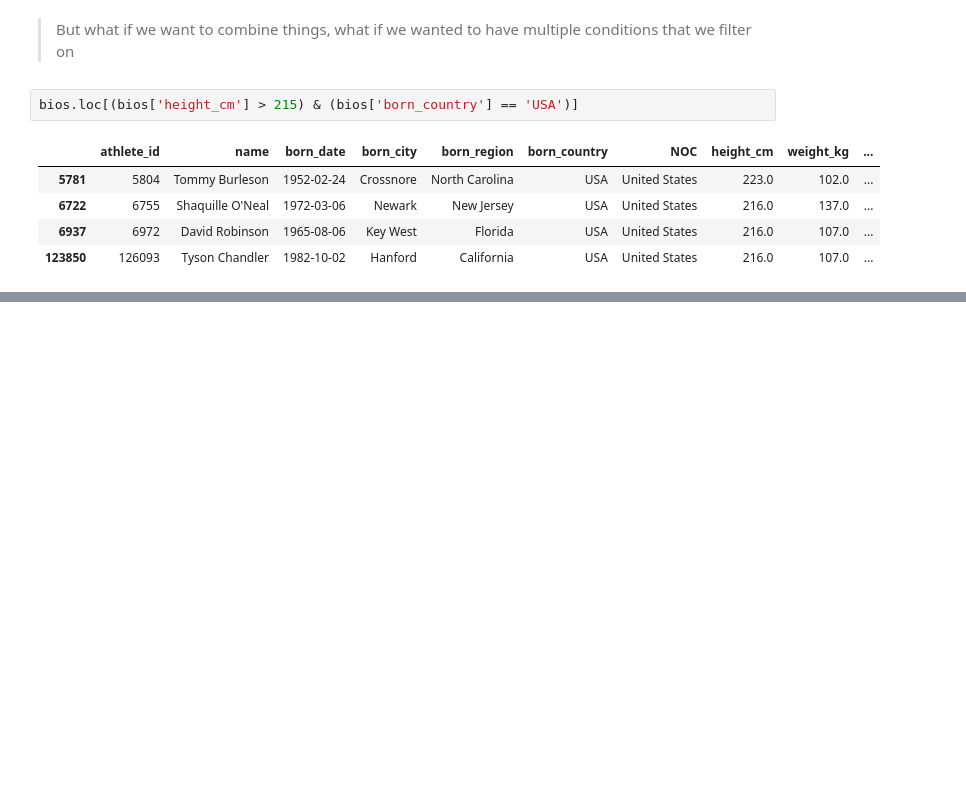
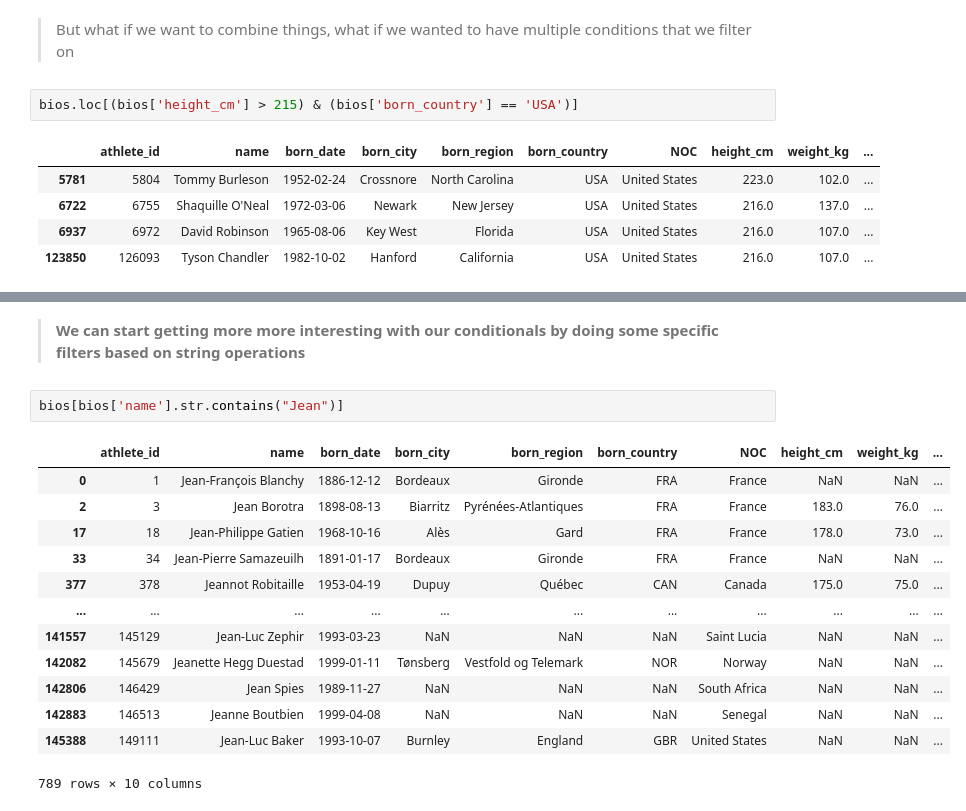
Before and after one commit to Cescito04/pandas-tutorial, a Jupyter notebook: tutorials/filtering-data.ipynb, the cells around one changed output, grey strips where cells are left out. Drawn from its saved outputs; the diff is of its cells as text; blank space fills up the shorter version.

Commit message:
Filtering data | String operations, regular expressions (Regex)

```diff
--- a/tutorials/filtering-data.ipynb
+++ b/tutorials/filtering-data.ipynb
@@ -108,0 +115,18 @@ bios.loc[(bios['height_cm'] > 215) & (bios['born_country'] == 'USA')]
+# %% [markdown]
+>**We can start getting more more interesting with our conditionals by doing some specific filters based on string operations**
+# %%
+bios[bios['name'].str.contains("Jean")]
+# %% [output]
+|  | athlete_id | name | born_date | born_city | born_region | born_country | NOC | height_cm | weight_kg | ... |
+| 0 | 1 | Jean-François Blanchy | 1886-12-12 | Bordeaux | Gironde | FRA | France | NaN | NaN | ... |
+| 2 | 3 | Jean Borotra | 1898-08-13 | Biarritz | Pyrénées-Atlantiques | FRA | France | 183.0 | 76.0 | ... |
+| 17 | 18 | Jean-Philippe Gatien | 1968-10-16 | Alès | Gard | FRA | France | 178.0 | 73.0 | ... |
+| 33 | 34 | Jean-Pierre Samazeuilh | 1891-01-17 | Bordeaux | Gironde | FRA | France | NaN | NaN | ... |
+| 377 | 378 | Jeannot Robitaille | 1953-04-19 | Dupuy | Québec | CAN | Canada | 175.0 | 75.0 | ... |
+| ... | ... | ... | ... | ... | ... | ... | ... | ... | ... | ... |
+| 141557 | 145129 | Jean-Luc Zephir | 1993-03-23 | NaN | NaN | NaN | Saint Lucia | NaN | NaN | ... |
+| 142082 | 145679 | Jeanette Hegg Duestad | 1999-01-11 | Tønsberg | Vestfold og Telemark | NOR | Norway | NaN | NaN | ... |
+| 142806 | 146429 | Jean Spies | 1989-11-27 | NaN | NaN | NaN | South Africa | NaN | NaN | ... |
+| 142883 | 146513 | Jeanne Boutbien | 1999-04-08 | NaN | NaN | NaN | Senegal | NaN | NaN | ... |
+| 145388 | 149111 | Jean-Luc Baker | 1993-10-07 | Burnley | England | GBR | United States | NaN | NaN | ... |
+789 rows × 10 columns
```
Also changed, not shown: parts of 6 cells of this notebook, 3 other files.
